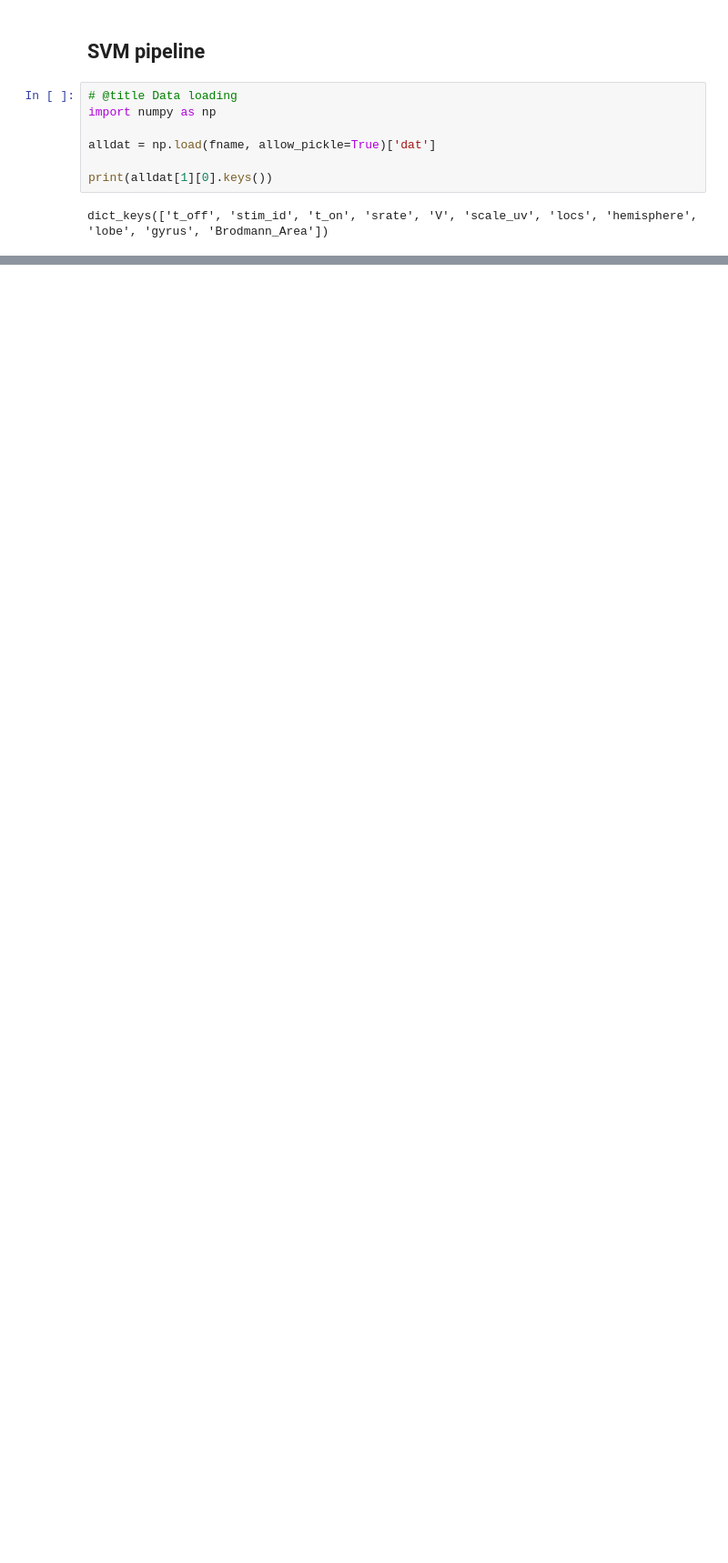
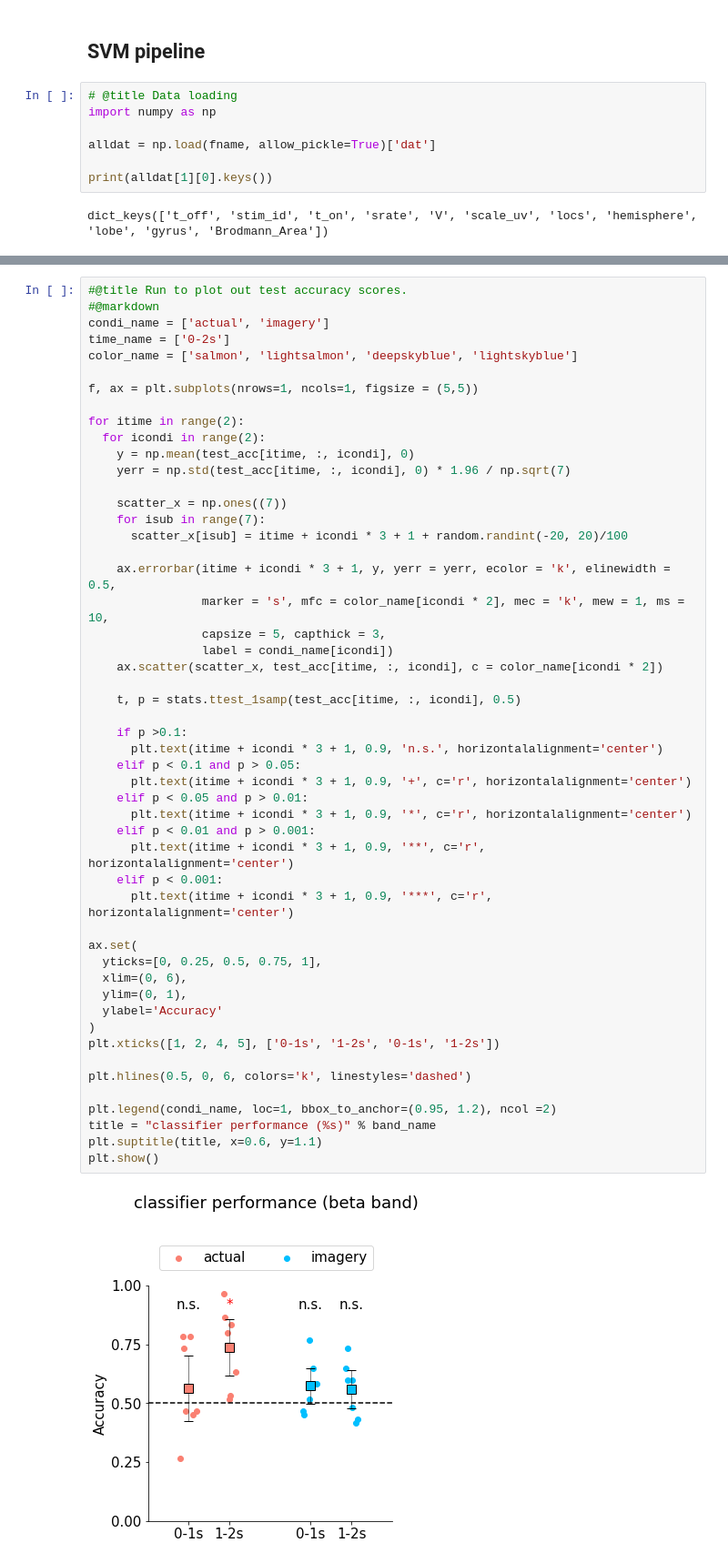
Before and after one commit to Xianhui-He/Raclette-Group-2-ECoG-Motor-Imagery, a Jupyter notebook: code/SVM_analysis_Xianhui.ipynb, the cells around one changed output, grey strips where cells are left out. Shown at 91% size. Saved outputs shown, nothing was run; the diff lists cells and outputs as text; blank space fills up the shorter version.

```diff
--- a/code/SVM_analysis_Xianhui.ipynb
+++ b/code/SVM_analysis_Xianhui.ipynb
@@ -387,0 +222,53 @@ plt.show()
+# %%
+#@title Run to plot out test accuracy scores.
+#@markdown
+condi_name = ['actual', 'imagery']
+time_name = ['0-2s']
+color_name = ['salmon', 'lightsalmon', 'deepskyblue', 'lightskyblue']
+
+f, ax = plt.subplots(nrows=1, ncols=1, figsize = (5,5))
+
+for itime in range(2):
+  for icondi in range(2):
+    y = np.mean(test_acc[itime, :, icondi], 0)
+    yerr = np.std(test_acc[itime, :, icondi], 0) * 1.96 / np.sqrt(7)
+
+    scatter_x = np.ones((7))
+    for isub in range(7):
+      scatter_x[isub] = itime + icondi * 3 + 1 + random.randint(-20, 20)/100
+
+    ax.errorbar(itime + icondi * 3 + 1, y, yerr = yerr, ecolor = 'k', elinewidth = 0.5,
+                marker = 's', mfc = color_name[icondi * 2], mec = 'k', mew = 1, ms = 10,
+                capsize = 5, capthick = 3,
+                label = condi_name[icondi])
+    ax.scatter(scatter_x, test_acc[itime, :, icondi], c = color_name[icondi * 2])
+
+    t, p = stats.ttest_1samp(test_acc[itime, :, icondi], 0.5)
+
+    if p >0.1:
+      plt.text(itime + icondi * 3 + 1, 0.9, 'n.s.', horizontalalignment='center')
+    elif p < 0.1 and p > 0.05:
+      plt.text(itime + icondi * 3 + 1, 0.9, '+', c='r', horizontalalignment='center')
+    elif p < 0.05 and p > 0.01:
+      plt.text(itime + icondi * 3 + 1, 0.9, '*', c='r', horizontalalignment='center')
+    elif p < 0.01 and p > 0.001:
+      plt.text(itime + icondi * 3 + 1, 0.9, '**', c='r', horizontalalignment='center')
+    elif p < 0.001:
+      plt.text(itime + icondi * 3 + 1, 0.9, '***', c='r', horizontalalignment='center')
+
+ax.set(
+  yticks=[0, 0.25, 0.5, 0.75, 1],
+  xlim=(0, 6),
+  ylim=(0, 1),
+  ylabel='Accuracy'
+)
+plt.xticks([1, 2, 4, 5], ['0-1s', '1-2s', '0-1s', '1-2s'])
+
+plt.hlines(0.5, 0, 6, colors='k', linestyles='dashed')
+
+plt.legend(condi_name, loc=1, bbox_to_anchor=(0.95, 1.2), ncol =2)
+title = "classifier performance (%s)" % band_name
+plt.suptitle(title, x=0.6, y=1.1)
+plt.show()
+# %% [output]
+[figure, added]
```
Also changed, not shown: parts of 14 cells of this notebook.
